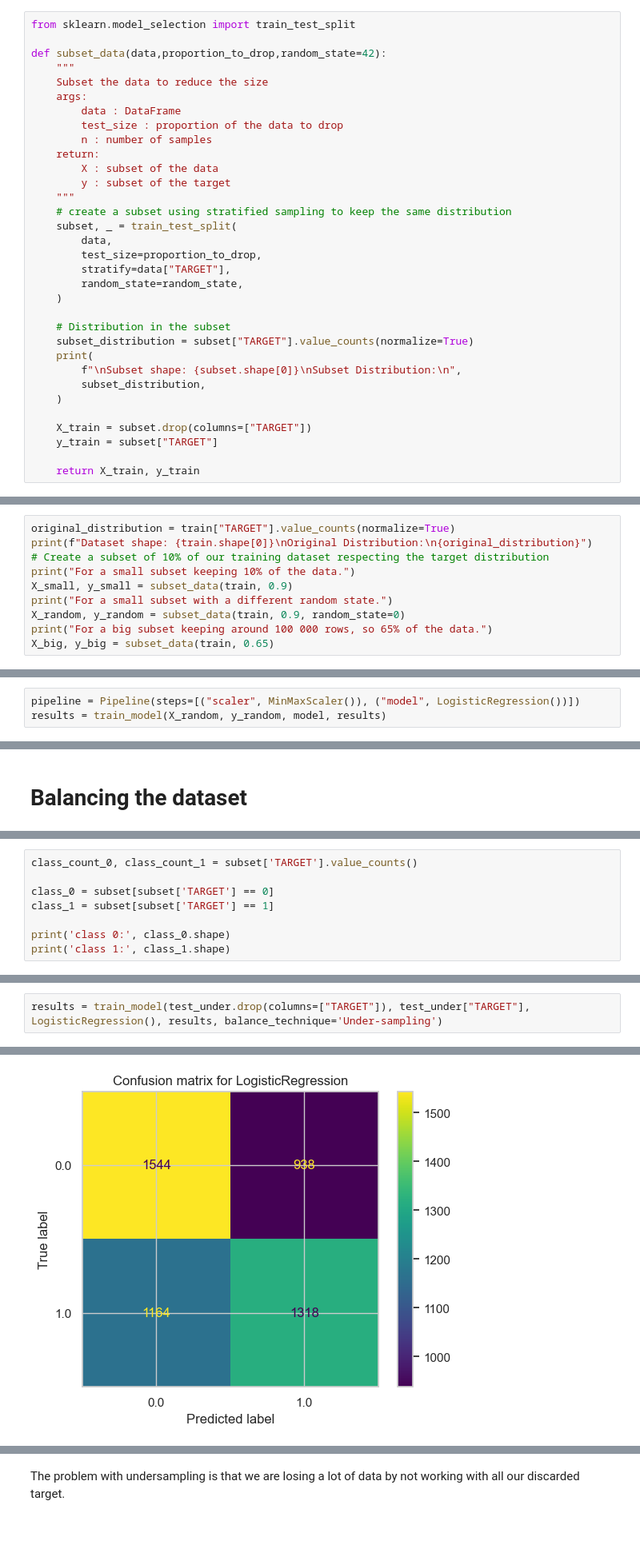
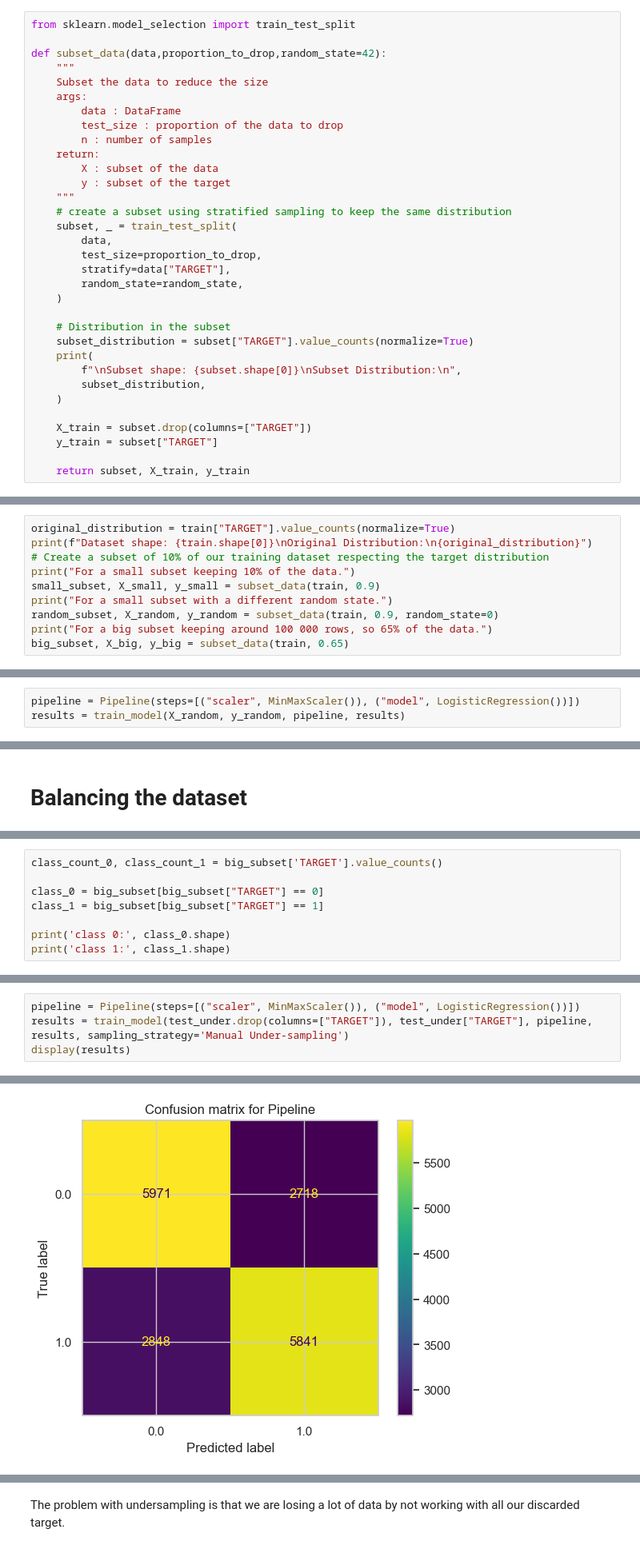
Before and after one commit to Laeti-dev/P4_Credit-Scoring-Model, a Jupyter notebook: ikusawa_laetitia_1_notebook_0824.ipynb, the cells around one changed output, grey strips where cells are left out. Shown at 80% size. Drawn from its saved outputs; the diff is of its cells as text.

Commit message:
pipelines

```diff
--- a/ikusawa_laetitia_1_notebook_0824.ipynb
+++ b/ikusawa_laetitia_1_notebook_0824.ipynb
@@ -913,7 +935,7 @@ def subset_data(data,proportion_to_drop,random_state=42):
     X_train = subset.drop(columns=["TARGET"])
     y_train = subset["TARGET"]
 
-    return X_train, y_train
+    return subset, X_train, y_train
 # %% [markdown]
 In order to test the regularity of our models, we will test on several data subsets
 # %%
@@ -921,11 +943,11 @@ original_distribution = train["TARGET"].value_counts(normalize=True)
 print(f"Dataset shape: {train.shape[0]}\nOriginal Distribution:\n{original_distribution}")
 # Create a subset of 10% of our training dataset respecting the target distribution
 print("For a small subset keeping 10% of the data.")
-X_small, y_small = subset_data(train, 0.9)
+small_subset, X_small, y_small = subset_data(train, 0.9)
 print("For a small subset with a different random state.")
-X_random, y_random = subset_data(train, 0.9, random_state=0)
+random_subset, X_random, y_random = subset_data(train, 0.9, random_state=0)
 print("For a big subset keeping around 100 000 rows, so 65% of the data.")
-X_big, y_big = subset_data(train, 0.65)
+big_subset, X_big, y_big = subset_data(train, 0.65)
 # %% [output]
 Dataset shape: 307507
 Original Distribution:
@@ -1029,5 +1051,5 @@ We can notice that the model doesn't predict any dangerous clients. Probably due
 ### Changing random state
 # %%
 pipeline = Pipeline(steps=[("scaler", MinMaxScaler()), ("model", LogisticRegression())])
-results = train_model(X_random, y_random, model, results)
+results = train_model(X_random, y_random, pipeline, results)
 # %% [output]
@@ -1139,8 +1122,8 @@ display(results)
 # %%
-class_count_0, class_count_1 = subset['TARGET'].value_counts()
+class_count_0, class_count_1 = big_subset['TARGET'].value_counts()
 
-class_0 = subset[subset['TARGET'] == 0]
-class_1 = subset[subset['TARGET'] == 1]
+class_0 = big_subset[big_subset["TARGET"] == 0]
+class_1 = big_subset[big_subset["TARGET"] == 1]
 
 print('class 0:', class_0.shape)
 print('class 1:', class_1.shape)
@@ -1170,5 +1153,7 @@ Name: count, dtype: int64
 # %%
-results = train_model(test_under.drop(columns=["TARGET"]), test_under["TARGET"], LogisticRegression(), results, balance_technique='Under-sampling')
+pipeline = Pipeline(steps=[("scaler", MinMaxScaler()), ("model", LogisticRegression())])
+results = train_model(test_under.drop(columns=["TARGET"]), test_under["TARGET"], pipeline, results, sampling_strategy='Manual Under-sampling')
+display(results)
 # %% [output]
 STOP: TOTAL NO. of ITERATIONS REACHED LIMIT.
 
@@ -1207,5 +1195,5 @@ Please also refer to the documentation for alternative solver options:
     https://scikit-learn.org/stable/modules/preprocessing.html
 Please also refer to the documentation for alternative solver options:
     https://scikit-learn.org/stable/modules/linear_model.html#logistic-regression
   n_iter_i = _check_optimize_result(
-[figure, old version]
+[figure, new version]
```
Also changed, not shown: parts of 27 cells of this notebook.
